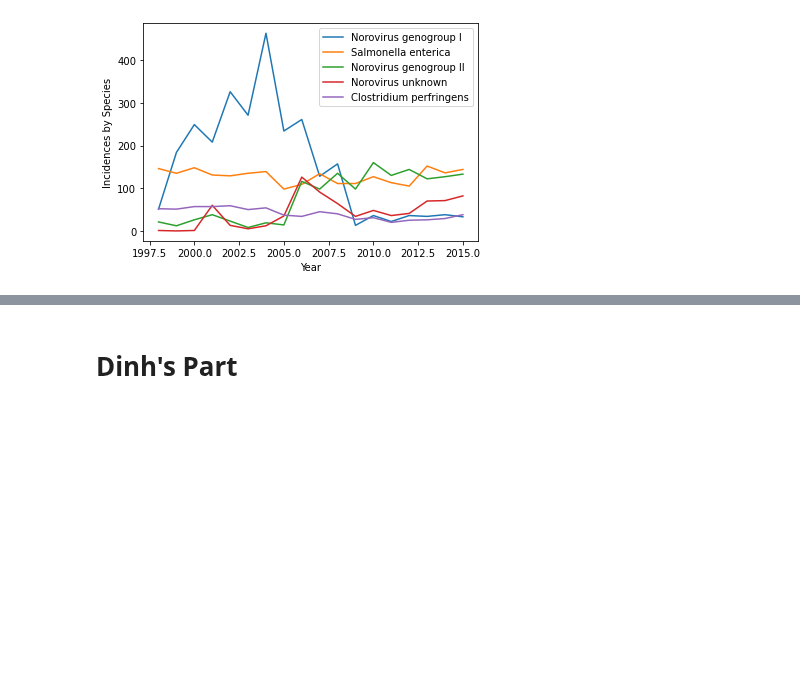
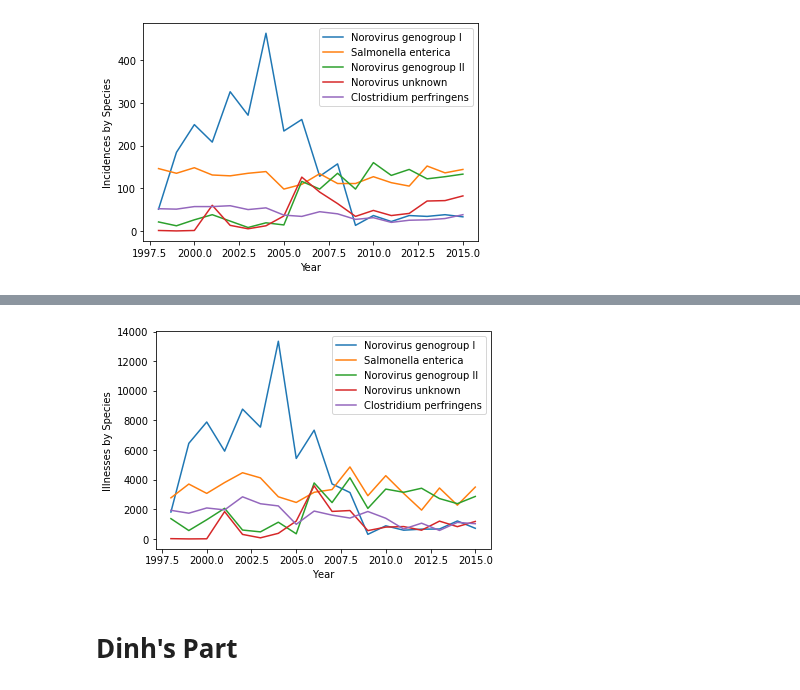
Before and after one commit to DINHC/foodborneillness, a Jupyter notebook: Foodborne_illness.ipynb, the cells around one changed output, grey strips where cells are left out. Cells and saved outputs as stored; diff of their text form; code cells hidden in the pictures; blank space fills up the shorter version.

```diff
--- a/Foodborne_illness.ipynb
+++ b/Foodborne_illness.ipynb
@@ -88,3 +101,22 @@ plt.show()
+# %%
+Noro_ill = Noro_df.groupby(["Year"]).sum()["Illnesses"].to_frame()
+plt.plot(x_axis, Noro_ill["Illnesses"])
+Salm_ill = Salm_df.groupby(["Year"]).sum()["Illnesses"].to_frame()
+plt.plot(x_axis, Salm_ill["Illnesses"])
+Noro_2_ill = Noro_2_df.groupby(["Year"]).sum()["Illnesses"].to_frame()
+plt.plot(x_axis, Noro_2_ill["Illnesses"])
+Noro_unk_ill = Noro_unk_df.groupby(["Year"]).sum()["Illnesses"].to_frame()
+unk_cleaning_1 = pd.DataFrame({"Illnesses": [0]}, index = [1999])
+Noro_unk_cleaned_1 = Noro_unk_ill.append(unk_cleaning_1).sort_index()
+plt.plot(x_axis, Noro_unk_cleaned_1["Illnesses"])
+Clos_ill = Clos_df.groupby(["Year"]).sum()["Illnesses"].to_frame()
+plt.plot(x_axis, Clos_ill["Illnesses"])
+plt.xlabel("Year")
+plt.ylabel("Illnesses by Species")
+plt.legend(['Norovirus genogroup I', 'Salmonella enterica', 'Norovirus genogroup II','Norovirus unknown', 'Clostridium perfringens'], loc='upper right')
+plt.show()
+# %% [output]
+[figure, added]
 # %% [markdown]
 # Dinh's Part
 # %%
```
Also changed, not shown: parts of 1 cell of this notebook.
